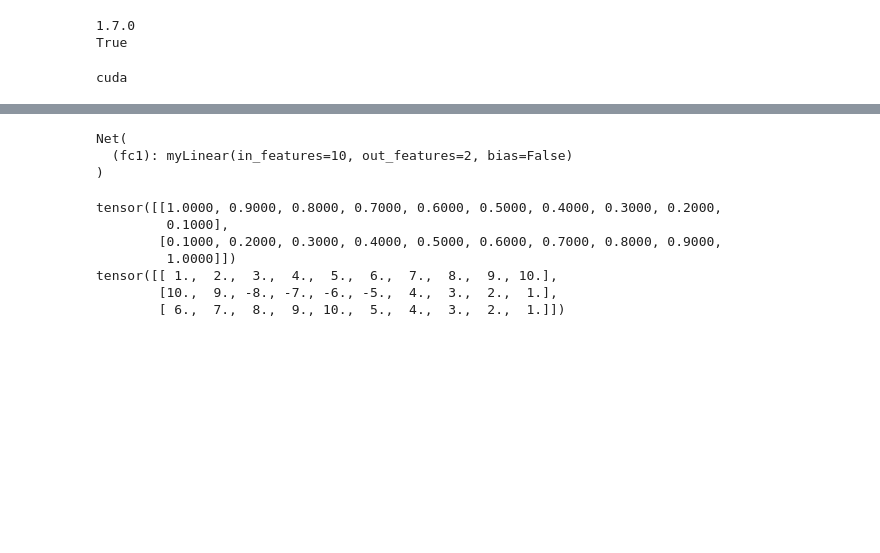
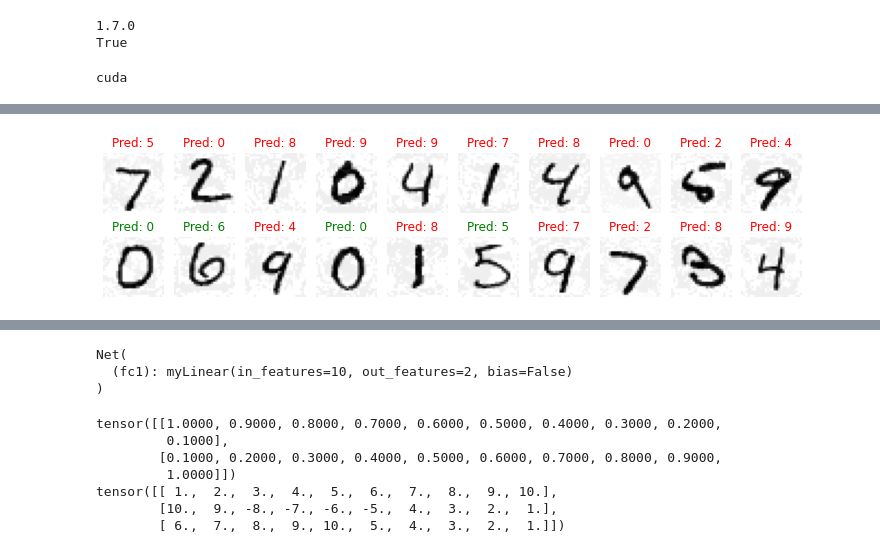
Before and after one commit to lukinio/adversarial-examples, a Jupyter notebook: sandbox/FReLU_layer.ipynb, the cells around one changed output, grey strips where cells are left out. Cells and saved outputs as stored; diff of their text form; code cells hidden in the pictures; blank space fills up the shorter version.

```diff
--- a/sandbox/FReLU_layer.ipynb
+++ b/sandbox/FReLU_layer.ipynb
@@ -107,0 +173,6 @@ class Net1(nn.Module):
+# %%
+noise = pgd(model, X, y, nn.CrossEntropyLoss(), epsilon=16/255, alpha=2/255, num_iter=10)
+adv_ex = X+noise
+plot_images(adv_ex, y, model(adv_ex), 2, 10)
+# %% [output]
+[figure, added]
```
Also changed, not shown: parts of 17 cells of this notebook, 8 other files.
